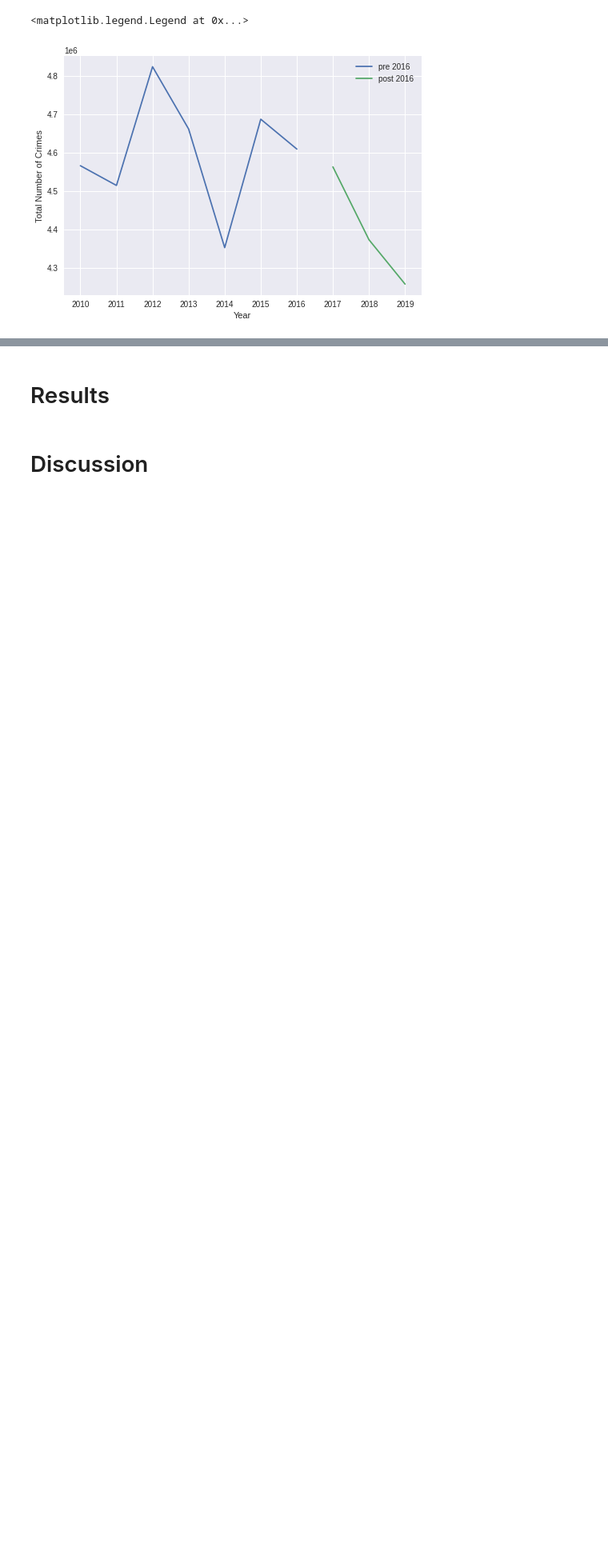
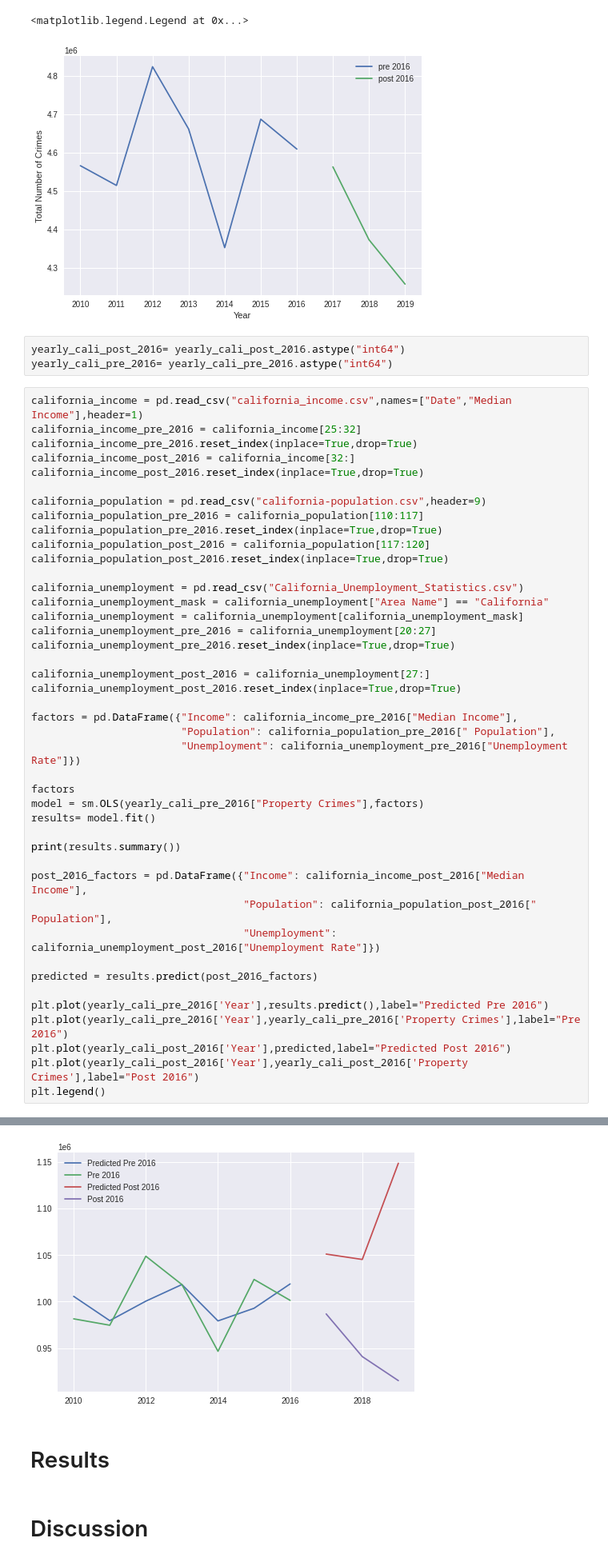
Before and after one commit to frendogr/CMSE202_Project, a Jupyter notebook: Semester_Project.ipynb, the cells around one changed output, grey strips where cells are left out. Shown at 80% size. Saved outputs shown, nothing was run; the diff lists cells and outputs as text; blank space fills up the shorter version.

```diff
--- a/Semester_Project.ipynb
+++ b/Semester_Project.ipynb
@@ -247,3 +255,50 @@ plt.legend()
 # %% [output]
 <matplotlib.legend.Legend at 0x...>
 [figure]
+# %%
+yearly_cali_post_2016= yearly_cali_post_2016.astype("int64")
+yearly_cali_pre_2016= yearly_cali_pre_2016.astype("int64")
+# %%
+california_income = pd.read_csv("california_income.csv",names=["Date","Median Income"],header=1)
+california_income_pre_2016 = california_income[25:32]
+california_income_pre_2016.reset_index(inplace=True,drop=True)
+california_income_post_2016 = california_income[32:]
+california_income_post_2016.reset_index(inplace=True,drop=True)
+
+california_population = pd.read_csv("california-population.csv",header=9)
+california_population_pre_2016 = california_population[110:117]
+california_population_pre_2016.reset_index(inplace=True,drop=True)
+california_population_post_2016 = california_population[117:120]
+california_population_post_2016.reset_index(inplace=True,drop=True)
+
+california_unemployment = pd.read_csv("California_Unemployment_Statistics.csv")
+california_unemployment_mask = california_unemployment["Area Name"] == "California"
+california_unemployment = california_unemployment[california_unemployment_mask]
+california_unemployment_pre_2016 = california_unemployment[20:27]
+california_unemployment_pre_2016.reset_index(inplace=True,drop=True)
+
+california_unemployment_post_2016 = california_unemployment[27:]
+california_unemployment_post_2016.reset_index(inplace=True,drop=True)
+
+factors = pd.DataFrame({"Income": california_income_pre_2016["Median Income"],
+                        "Population": california_population_pre_2016[" Population"],
+                        "Unemployment": california_unemployment_pre_2016["Unemployment Rate"]})
+
+factors
+model = sm.OLS(yearly_cali_pre_2016["Property Crimes"],factors)
+results= model.fit()
+
+print(results.summary())
+
+post_2016_factors = pd.DataFrame({"Income": california_income_post_2016["Median Income"],
+                                  "Population": california_population_post_2016[" Population"],
+                                  "Unemployment": california_unemployment_post_2016["Unemployment Rate"]})
+
+predicted = results.predict(post_2016_factors)
+
+plt.plot(yearly_cali_pre_2016['Year'],results.predict(),label="Predicted Pre 2016")
+plt.plot(yearly_cali_pre_2016['Year'],yearly_cali_pre_2016['Property Crimes'],label="Pre 2016")
+plt.plot(yearly_cali_post_2016['Year'],predicted,label="Predicted Post 2016")
+plt.plot(yearly_cali_post_2016['Year'],yearly_cali_post_2016['Property Crimes'],label="Post 2016")
+plt.legend()
+# %% [output]
@@ -250,3 +323,4 @@ plt.legend()
+[figure, added]
 # %% [markdown]
 # Results
 # %% [markdown]
```
Also changed, not shown: parts of 8 cells of this notebook.
